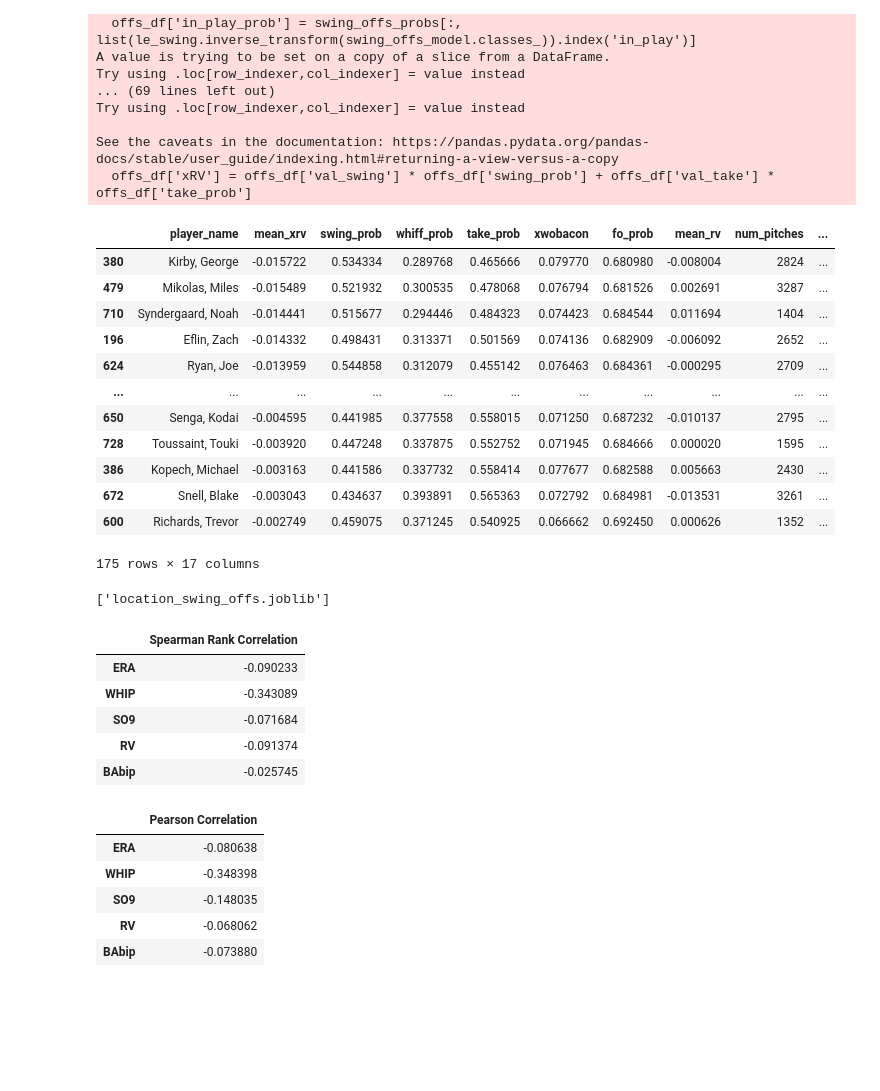
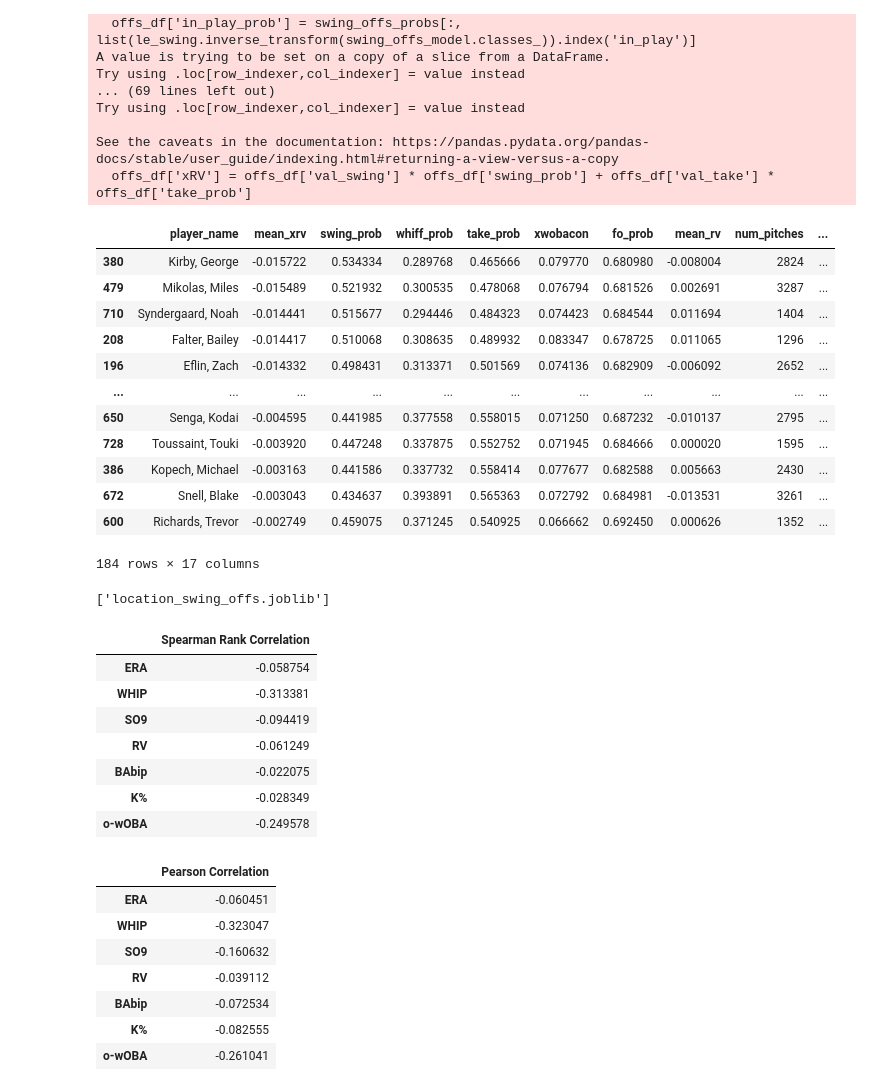
Before and after one commit to jack-kelly-12/Stuff-Model, a Jupyter notebook: Location+.ipynb, the cells around one changed output. Drawn from its saved outputs; the diff is of its cells as text; code cells hidden in the pictures; blank space fills up the shorter version.

Commit message:
Finished correlations

```diff
--- a/Location+.ipynb
+++ b/Location+.ipynb
@@ -787,7 +787,7 @@ def calculate_agg_location_plus(pitch_sc, min_num_pitches=100):
 
     return agg_location_plus
 
-agg_total = calculate_agg_location_plus(total_df, 1300)
+agg_total = calculate_agg_location_plus(total_df, 1250)
 agg_fb = calculate_location_plus(fastball_df, 300)
 agg_bb = calculate_location_plus(bb_df, 300)
 agg_offs = calculate_location_plus(offs_df, 300)
@@ -798,15 +798,15 @@ agg_total
 | 380 | Kirby, George | -0.015722 | 0.534334 | 0.289768 | 0.465666 | 0.079770 | 0.680980 | -0.008004 | 2824 | ... |
 | 479 | Mikolas, Miles | -0.015489 | 0.521932 | 0.300535 | 0.478068 | 0.076794 | 0.681526 | 0.002691 | 3287 | ... |
 | 710 | Syndergaard, Noah | -0.014441 | 0.515677 | 0.294446 | 0.484323 | 0.074423 | 0.684544 | 0.011694 | 1404 | ... |
+| 208 | Falter, Bailey | -0.014417 | 0.510068 | 0.308635 | 0.489932 | 0.083347 | 0.678725 | 0.011065 | 1296 | ... |
 | 196 | Eflin, Zach | -0.014332 | 0.498431 | 0.313371 | 0.501569 | 0.074136 | 0.682909 | -0.006092 | 2652 | ... |
-| 624 | Ryan, Joe | -0.013959 | 0.544858 | 0.312079 | 0.455142 | 0.076463 | 0.684361 | -0.000295 | 2709 | ... |
 | ... | ... | ... | ... | ... | ... | ... | ... | ... | ... | ... |
 | 650 | Senga, Kodai | -0.004595 | 0.441985 | 0.377558 | 0.558015 | 0.071250 | 0.687232 | -0.010137 | 2795 | ... |
 | 728 | Toussaint, Touki | -0.003920 | 0.447248 | 0.337875 | 0.552752 | 0.071945 | 0.684666 | 0.000020 | 1595 | ... |
 | 386 | Kopech, Michael | -0.003163 | 0.441586 | 0.337732 | 0.558414 | 0.077677 | 0.682588 | 0.005663 | 2430 | ... |
 | 672 | Snell, Blake | -0.003043 | 0.434637 | 0.393891 | 0.565363 | 0.072792 | 0.684981 | -0.013531 | 3261 | ... |
 | 600 | Richards, Trevor | -0.002749 | 0.459075 | 0.371245 | 0.540925 | 0.066662 | 0.692450 | 0.000626 | 1352 | ... |
-175 rows × 17 columns
+184 rows × 17 columns
 # %%
 joblib.dump(woba_model, 'location_woba_fb.joblib')
 joblib.dump(take_model, 'location_take_fb.joblib')
@@ -827,36 +827,49 @@ joblib.dump(swing_offs_model, 'location_swing_offs.joblib')
 # %%
 from scipy.stats import spearmanr
 from pybaseball import pitching_stats_bref
 
 data = pitching_stats_bref(2023)
-
+data['K%'] = data['SO'] / data['BF']
+uBB = data['BB'] - data['IBB']
+HBP = data['HBP']
+S = data['H'] - (data['HR'] + data['2B'] + data['3B'])
+woba = (0.70 * uBB + 0.73 * HBP + 0.89 * S + 1.27 * data['2B'] + 1.61 * data['3B'] + 2.07 * data['3B'] + 0.25 * data['SB'] - 0.50 * data['CS']) / (data['AB']+data['BB']-data['IBB']+data['HBP']+data['SF'])
+data['o-wOBA'] = woba
 agg_total[['Last Name', 'First Name']] = agg_total['player_name'].str.split(', ', expand=True)
 agg_total['Full Name'] = agg_total['First Name'] + ' ' + agg_total['Last Name']
 stats_location = data.merge(agg_total, left_on='Name', right_on='Full Name', how='inner')
 
-sp_correlation_df = pd.DataFrame(index=['ERA', 'WHIP', 'SO9', 'RV', 'BAbip'])
+sp_correlation_df = pd.DataFrame(index=['ERA', 'WHIP', 'SO9', 'RV', 'BAbip', 'K%', 'o-wOBA'])
 
 for column in sp_correlation_df.index:
     corr, _ = spearmanr(stats_location['location_plus'], stats_location[column])
     sp_correlation_df.loc[column, 'Spearman Rank Correlation'] = corr
 sp_correlation_df
 # %% [output]
 |  | Spearman Rank Correlation |
-| ERA | -0.090233 |
-| WHIP | -0.343089 |
-| SO9 | -0.071684 |
-| RV | -0.091374 |
-| BAbip | -0.025745 |
+| ERA | -0.058754 |
+| WHIP | -0.313381 |
+| SO9 | -0.094419 |
+| RV | -0.061249 |
+| BAbip | -0.022075 |
+| K% | -0.028349 |
+| o-wOBA | -0.249578 |
 # %%
 from scipy.stats import pearsonr
 
 data = pitching_stats_bref(2023)
-
+data['K%'] = data['SO'] / data['BF']
+uBB = data['BB'] - data['IBB']
+HBP = data['HBP']
+S = data['H'] - (data['HR'] + data['2B'] + data['3B'])
+woba = (0.70 * uBB + 0.73 * HBP + 0.89 * S + 1.27 * data['2B'] + 1.61 * data['3B'] + 2.07 * data['3B'] + 0.25 * data['SB'] - 0.50 * data['CS']) / (data['AB']+data['BB']-data['IBB']+data['HBP']+data['SF'])
+data['o-wOBA'] = woba
 agg_total[['Last Name', 'First Name']] = agg_total['player_name'].str.split(', ', expand=True)
 agg_total['Full Name'] = agg_total['First Name'] + ' ' + agg_total['Last Name']
 stats_location = data.merge(agg_total, left_on='Name', right_on='Full Name', how='inner')
 
-p_correlation_df = pd.DataFrame(index=['ERA', 'WHIP', 'SO9', 'RV', 'BAbip'])
+
+p_correlation_df = pd.DataFrame(index=['ERA', 'WHIP', 'SO9', 'RV', 'BAbip', 'K%', 'o-wOBA'])
 
 for column in p_correlation_df.index:
     corr, _ = pearsonr(stats_location['location_plus'], stats_location[column])
@@ -864,11 +877,13 @@ for column in p_correlation_df.index:
 p_correlation_df
 # %% [output]
 |  | Pearson Correlation |
-| ERA | -0.080638 |
-| WHIP | -0.348398 |
-| SO9 | -0.148035 |
-| RV | -0.068062 |
-| BAbip | -0.073880 |
+| ERA | -0.060451 |
+| WHIP | -0.323047 |
+| SO9 | -0.160632 |
+| RV | -0.039112 |
+| BAbip | -0.072534 |
+| K% | -0.082555 |
+| o-wOBA | -0.261041 |
 # %%
 sp_correlation_df.to_csv('correlations/spearman_sameyr_location.csv')
 p_correlation_df.to_csv('correlations/pearson_sameyr_location.csv')
```
Also changed, not shown: 28 other files.
